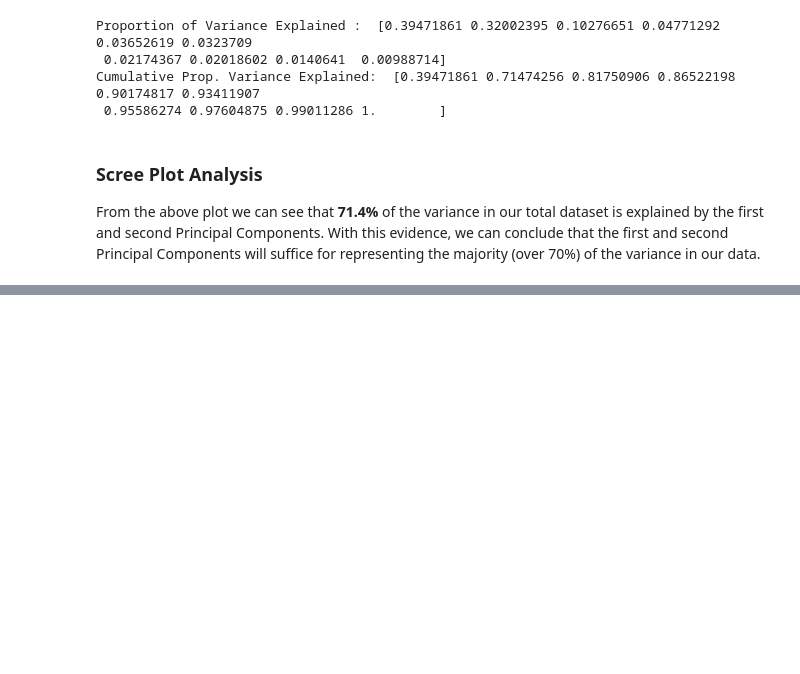
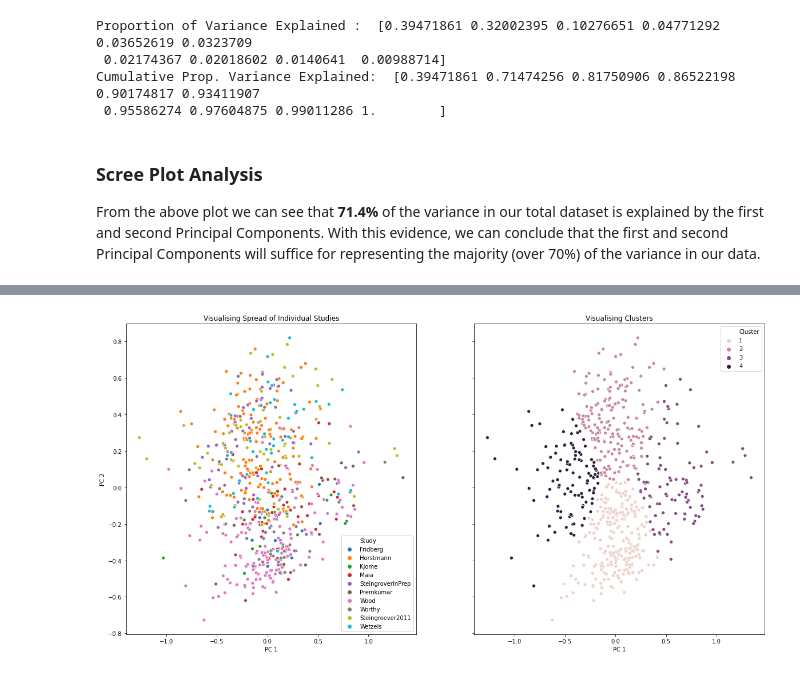
Before and after one commit to scummins00/CA4015-Clustering-Assignment, a Jupyter notebook: book/clustering_total_dataset_2.ipynb, the cells around one changed output, grey strips where cells are left out. Saved outputs shown, nothing was run; the diff lists cells and outputs as text; code cells hidden in the pictures; blank space fills up the shorter version.

```diff
--- a/book/clustering_total_dataset_2.ipynb
+++ b/book/clustering_total_dataset_2.ipynb
@@ -112,0 +285,21 @@ From the above plot we can see that **71.4%** of the variance in our total datas
+# %%
+#Let's append our studies to the data
+
+studies = pd.concat([full_wins_95.iloc[:,-1:],full_wins_100.iloc[:,-1:],full_wins_150.iloc[:,-1:]]).reset_index(drop=True)
+
+pc1_pc2_with_studies = pd.concat([pca_df_norm_net_set.iloc[:,0:2], studies], axis=1)
+# %%
+import seaborn as sns
+
+kmeans = KMeans(n_clusters=4, random_state=10).fit(pc1_pc2_with_studies.iloc[:,:2])
+pc1_pc2_with_studies["Cluster"] = kmeans.labels_ + 1
+fig, axs = plt.subplots(1,2,figsize=(20,10), sharey=True)
+
+#Setting titles
+axs[0].set_title("Visualising Spread of Individual Studies")
+axs[1].set_title("Visualising Clusters")
+sns.scatterplot(x='PC 1', y='PC 2', data=pc1_pc2_with_studies, hue='Study', ax=axs[0])
+sns.scatterplot(x='PC 1', y='PC 2', data=pc1_pc2_with_studies, hue='Cluster', ax=axs[1])
+plt.show()
+# %% [output]
+[figure, added]
```
Also changed, not shown: parts of 18 cells of this notebook.
